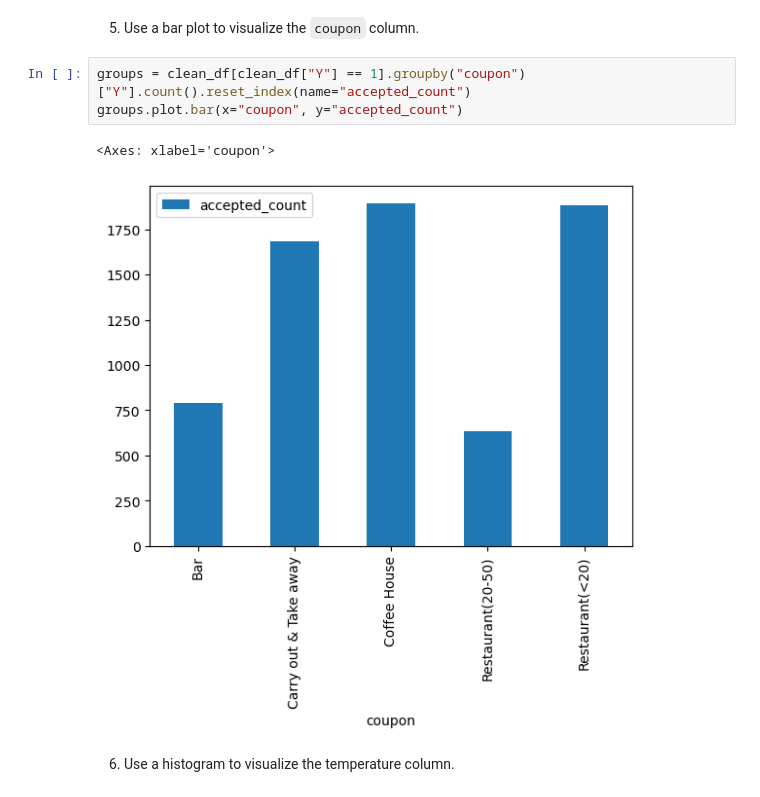
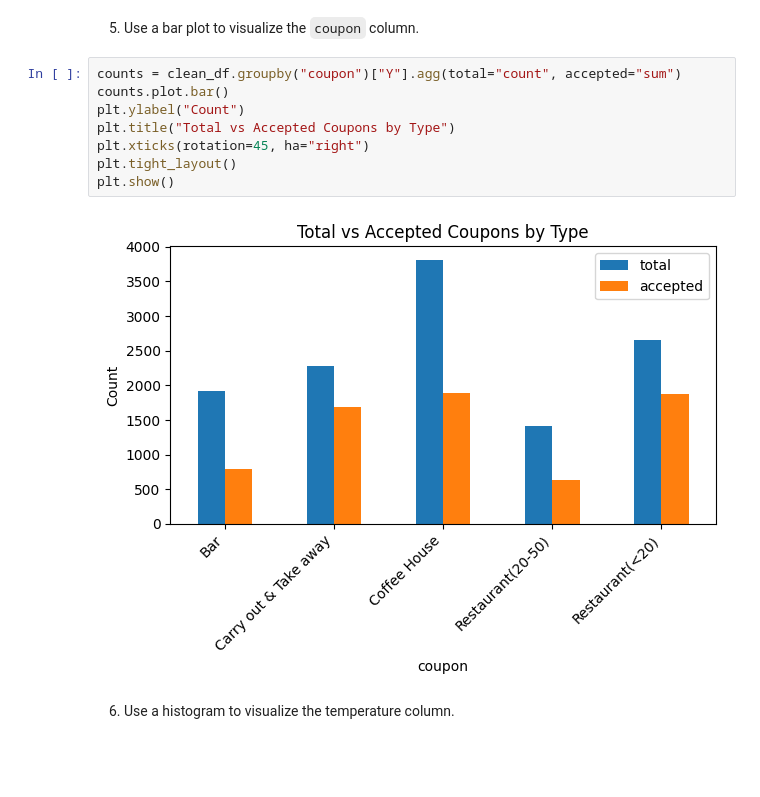
Before and after one commit to cnolan3/coupon_acceptance, a Jupyter notebook: prompt.ipynb, the cells around one changed output. Saved outputs shown, nothing was run; the diff lists cells and outputs as text; blank space fills up the shorter version.

Commit message:
add better bar plot for initial look at the coupon column

```diff
--- a/prompt.ipynb
+++ b/prompt.ipynb
@@ -155,12 +157,16 @@ print(len(accept) / len(clean_df))
 0.5693352098683666
 # %% [markdown]
 5. Use a bar plot to visualize the `coupon` column.
-# %%
-groups = clean_df[clean_df["Y"] == 1].groupby("coupon")["Y"].count().reset_index(name="accepted_count")
-groups.plot.bar(x="coupon", y="accepted_count")
-# %% [output]
-<Axes: xlabel='coupon'>
-[figure, removed]
+# %%
+counts = clean_df.groupby("coupon")["Y"].agg(total="count", accepted="sum")
+counts.plot.bar()
+plt.ylabel("Count")
+plt.title("Total vs Accepted Coupons by Type")
+plt.xticks(rotation=45, ha="right")
+plt.tight_layout()
+plt.show()
+# %% [output]
+[figure, added]
 # %% [markdown]
 6. Use a histogram to visualize the temperature column.
 # %% [markdown]
```
Also changed, not shown: parts of 1 cell of this notebook.
